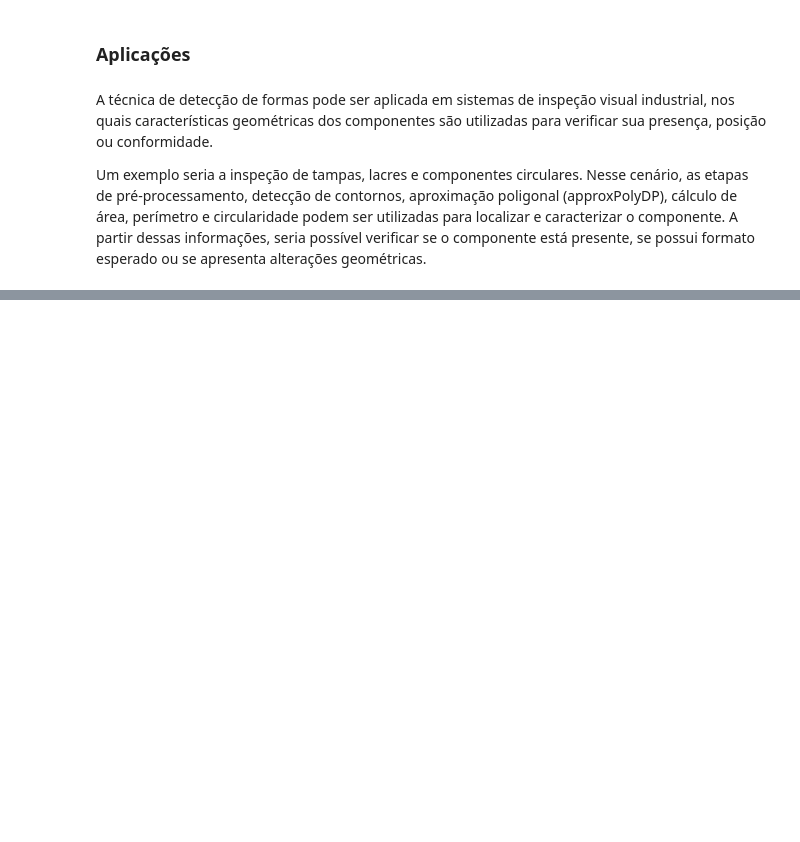
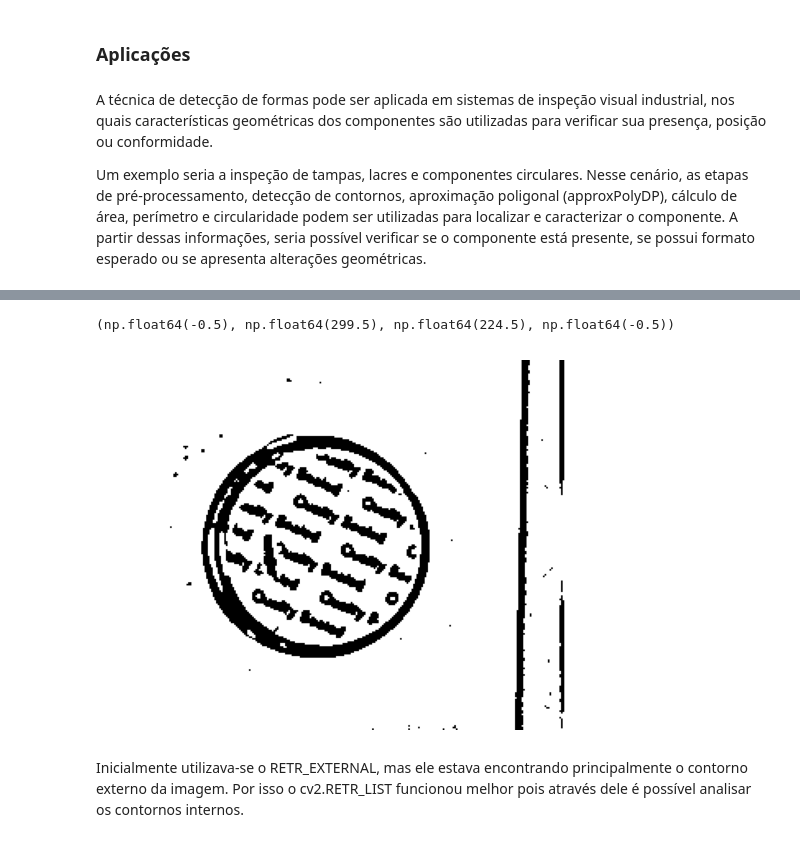
Before and after one commit to gab-rielly/vision-studies, a Jupyter notebook: shape detection.ipynb, the cells around one changed output, grey strips where cells are left out. Saved outputs shown, nothing was run; the diff lists cells and outputs as text; code cells hidden in the pictures; blank space fills up the shorter version.

```diff
--- a/shape detection.ipynb
+++ b/shape detection.ipynb
@@ -389,0 +411,10 @@ Um exemplo seria a inspeção de tampas, lacres e componentes circulares. Nesse
+# %%
+
+plt.imshow(at1, cmap='gray')
+
+plt.axis('off')
+# %% [output]
+(np.float64(-0.5), np.float64(299.5), np.float64(224.5), np.float64(-0.5))
+[figure, added]
+# %% [markdown]
+ Inicialmente utilizava-se o RETR_EXTERNAL, mas ele estava encontrando principalmente o contorno externo da imagem. Por isso o cv2.RETR_LIST funcionou melhor pois através dele é possível analisar os contornos internos.
```
Also changed, not shown: parts of 6 cells of this notebook, 1 other file.
